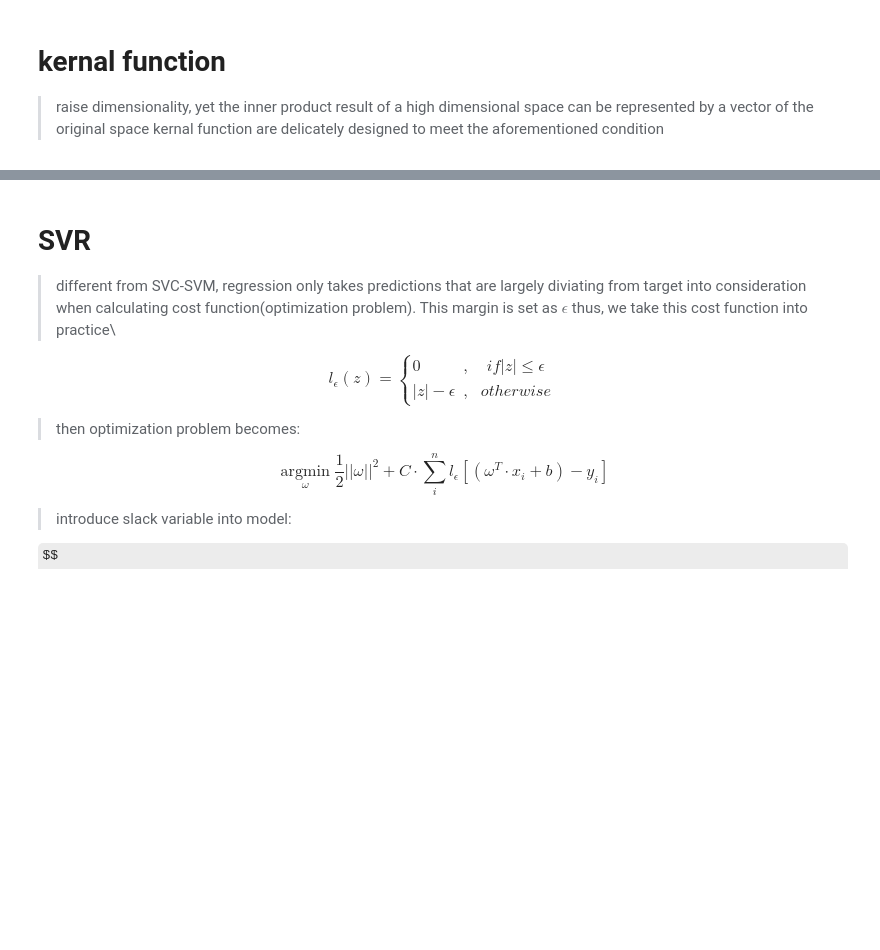
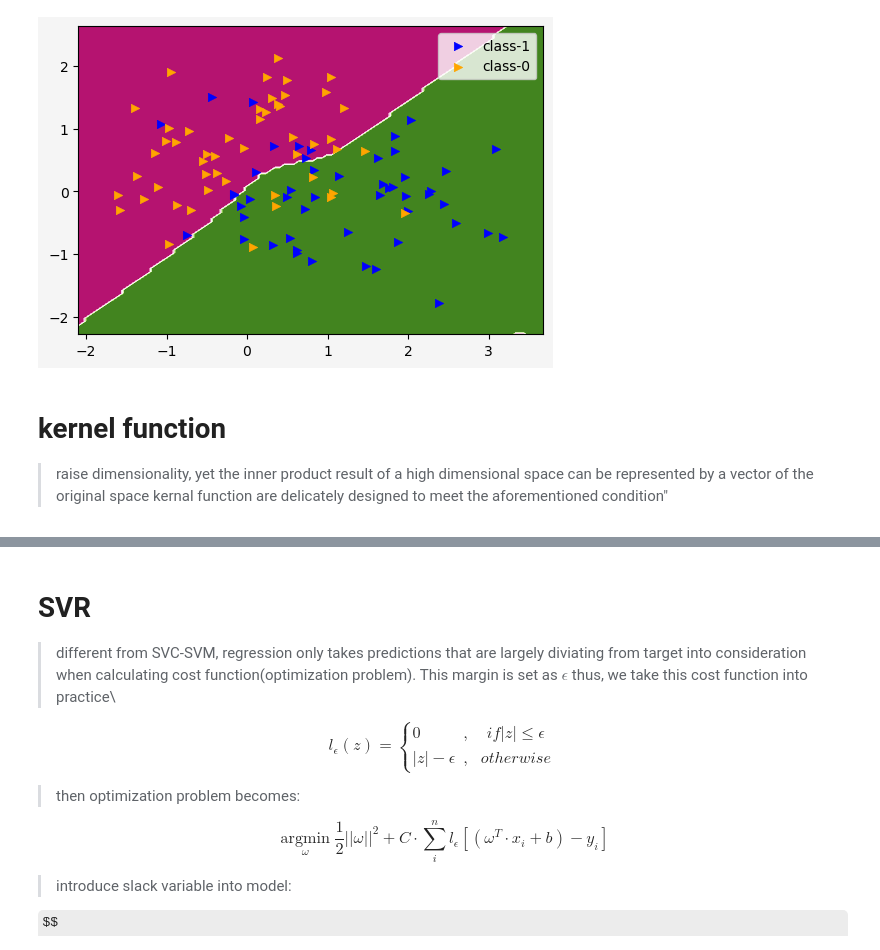
Before and after one commit to ChauserMondieu/machine_learning, a Jupyter notebook: chapters/svm.ipynb, the cells around one changed output, grey strips where cells are left out. Drawn from its saved outputs; the diff is of its cells as text; code cells hidden in the pictures; some formulas as TeX source; blank space fills up the shorter version.

```diff
--- a/chapters/svm.ipynb
+++ b/chapters/svm.ipynb
@@ -142,4 +270,27 @@ $$
+# %%
+x2 = np.linspace(min(X_moon2[:,0])-0.5,max(X_moon2[:,0])+0.5, 100)
+y2 = np.linspace(min(X_moon2[:,1])-0.5,max(X_moon2[:,1])+0.5, 100)
+
+xx2, yy2 = np.meshgrid(x2,y2)
+zz2 = np.zeros_like(xx2)
+for idx in range(len(xx2)):
+    for idy in range(len(yy2)):
+        zz2[idx,idy] = kernel_svm_clf.predict([[xx2[idx,idy],yy2[idx,idy]]])
+
+X_moon_21 = X_moon2[y_moon2.astype(np.bool8)]
+X_moon_20 = X_moon2[~y_moon2.astype(np.bool8)]
+
+fig, ax = plt.subplots(1,1,figsize=(6,4),
+                      facecolor="whitesmoke",
+                      edgecolor="gray")
+ax.contourf(xx2,yy2,zz2,cmap=plt.cm.PiYG)
+ax.scatter(X_moon_21[:,0],X_moon_21[:,1],marker=">",color="blue",lw=.5,label="class-1")
+ax.scatter(X_moon_20[:,0],X_moon_20[:,1],marker=">",color="orange",lw=.5,label="class-0")
+ax.legend(loc="best")
+plt.show()
+# %% [output]
+[figure, added]
 # %% [markdown]
-# kernal function
+# kernel function
 > raise dimensionality, yet the inner product result of a high dimensional space can be represented by a vector of the original space
-> kernal function are delicately designed to meet the aforementioned condition
+> kernal function are delicately designed to meet the aforementioned condition"
```
Also changed, not shown: parts of 28 cells of this notebook.
